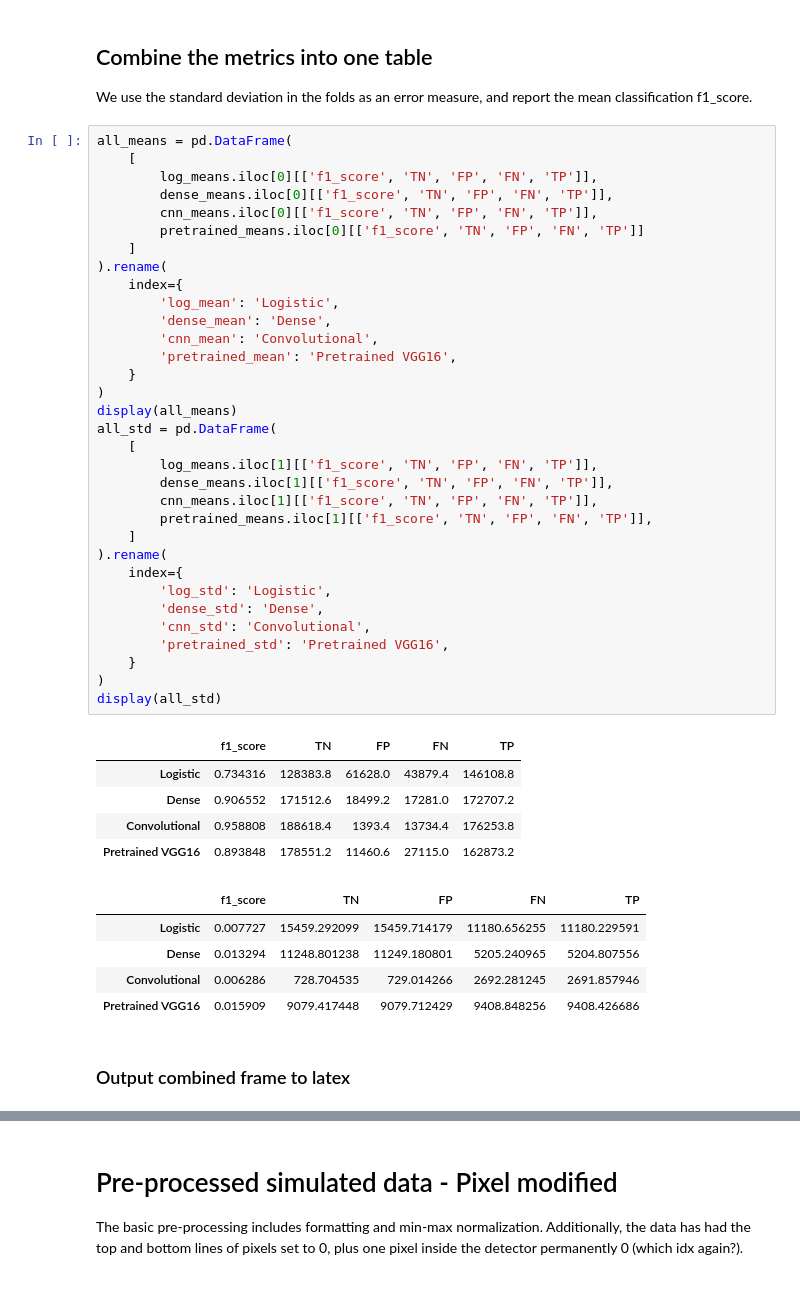
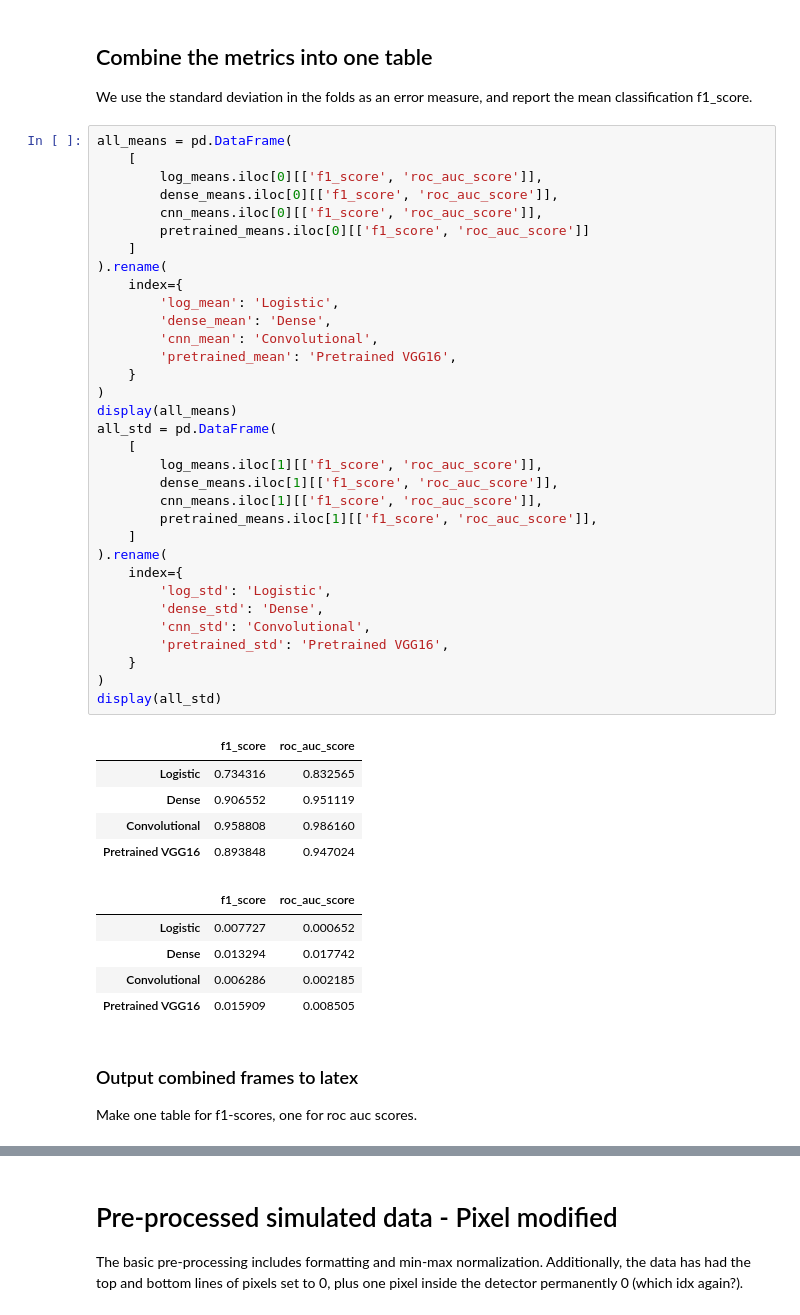
Before and after one commit to geirtul/master_analysis, a Jupyter notebook: notebooks/results/classification_simulated.ipynb, the cells around one changed output, grey strips where cells are left out. Saved outputs shown, nothing was run; the diff lists cells and outputs as text.

```diff
--- a/notebooks/results/classification_simulated.ipynb
+++ b/notebooks/results/classification_simulated.ipynb
@@ -145,46 +148,47 @@ We use the standard deviation in the folds as an error measure, and report the m
 # %%
 all_means = pd.DataFrame(
     [
-        log_means.iloc[0][['f1_score', 'TN', 'FP', 'FN', 'TP']],
-        dense_means.iloc[0][['f1_score', 'TN', 'FP', 'FN', 'TP']],
-        cnn_means.iloc[0][['f1_score', 'TN', 'FP', 'FN', 'TP']],
-        pretrained_means.iloc[0][['f1_score', 'TN', 'FP', 'FN', 'TP']]
+        log_means.iloc[0][['f1_score', 'roc_auc_score']],
+        dense_means.iloc[0][['f1_score', 'roc_auc_score']],
+        cnn_means.iloc[0][['f1_score', 'roc_auc_score']],
+        pretrained_means.iloc[0][['f1_score', 'roc_auc_score']]
     ]
 ).rename(
     index={
         'log_mean': 'Logistic',
         'dense_mean': 'Dense',
         'cnn_mean': 'Convolutional',
         'pretrained_mean': 'Pretrained VGG16',
     }
 )
 display(all_means)
 all_std = pd.DataFrame(
     [
-        log_means.iloc[1][['f1_score', 'TN', 'FP', 'FN', 'TP']],
-        dense_means.iloc[1][['f1_score', 'TN', 'FP', 'FN', 'TP']],
-        cnn_means.iloc[1][['f1_score', 'TN', 'FP', 'FN', 'TP']],
-        pretrained_means.iloc[1][['f1_score', 'TN', 'FP', 'FN', 'TP']],
+        log_means.iloc[1][['f1_score', 'roc_auc_score']],
+        dense_means.iloc[1][['f1_score', 'roc_auc_score']],
+        cnn_means.iloc[1][['f1_score', 'roc_auc_score']],
+        pretrained_means.iloc[1][['f1_score', 'roc_auc_score']],
     ]
 ).rename(
     index={
         'log_std': 'Logistic',
         'dense_std': 'Dense',
         'cnn_std': 'Convolutional',
         'pretrained_std': 'Pretrained VGG16',
     }
 )
 display(all_std)
 # %% [output]
-|  | f1_score | TN | FP | FN | TP |
-| Logistic | 0.734316 | 128383.8 | 61628.0 | 43879.4 | 146108.8 |
-| Dense | 0.906552 | 171512.6 | 18499.2 | 17281.0 | 172707.2 |
-| Convolutional | 0.958808 | 188618.4 | 1393.4 | 13734.4 | 176253.8 |
-| Pretrained VGG16 | 0.893848 | 178551.2 | 11460.6 | 27115.0 | 162873.2 |
+|  | f1_score | roc_auc_score |
+| Logistic | 0.734316 | 0.832565 |
+| Dense | 0.906552 | 0.951119 |
+| Convolutional | 0.958808 | 0.986160 |
+| Pretrained VGG16 | 0.893848 | 0.947024 |
-|  | f1_score | TN | FP | FN | TP |
-| Logistic | 0.007727 | 15459.292099 | 15459.714179 | 11180.656255 | 11180.229591 |
-| Dense | 0.013294 | 11248.801238 | 11249.180801 | 5205.240965 | 5204.807556 |
-| Convolutional | 0.006286 | 728.704535 | 729.014266 | 2692.281245 | 2691.857946 |
-| Pretrained VGG16 | 0.015909 | 9079.417448 | 9079.712429 | 9408.848256 | 9408.426686 |
+|  | f1_score | roc_auc_score |
+| Logistic | 0.007727 | 0.000652 |
+| Dense | 0.013294 | 0.017742 |
+| Convolutional | 0.006286 | 0.002185 |
+| Pretrained VGG16 | 0.015909 | 0.008505 |
-# %% [markdown]
-### Output combined frame to latex
+# %% [markdown]
+### Output combined frames to latex
+Make one table for f1-scores, one for roc auc scores.
```
Also changed, not shown: parts of 11 cells of this notebook, 1 other file.
